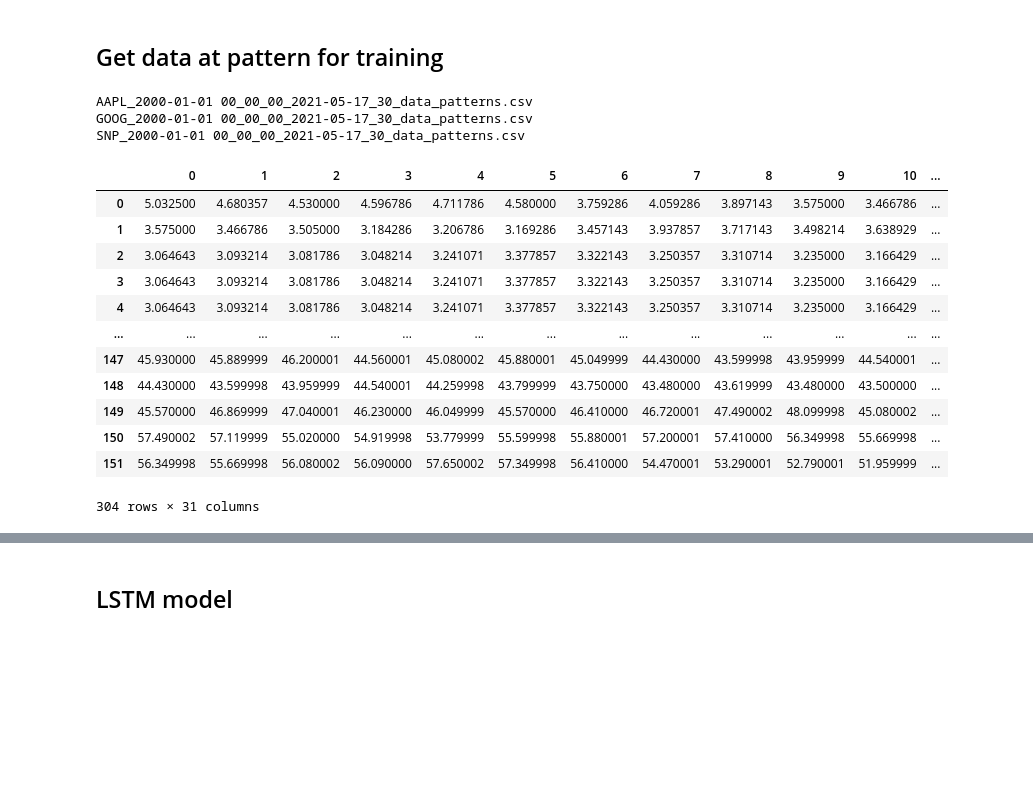
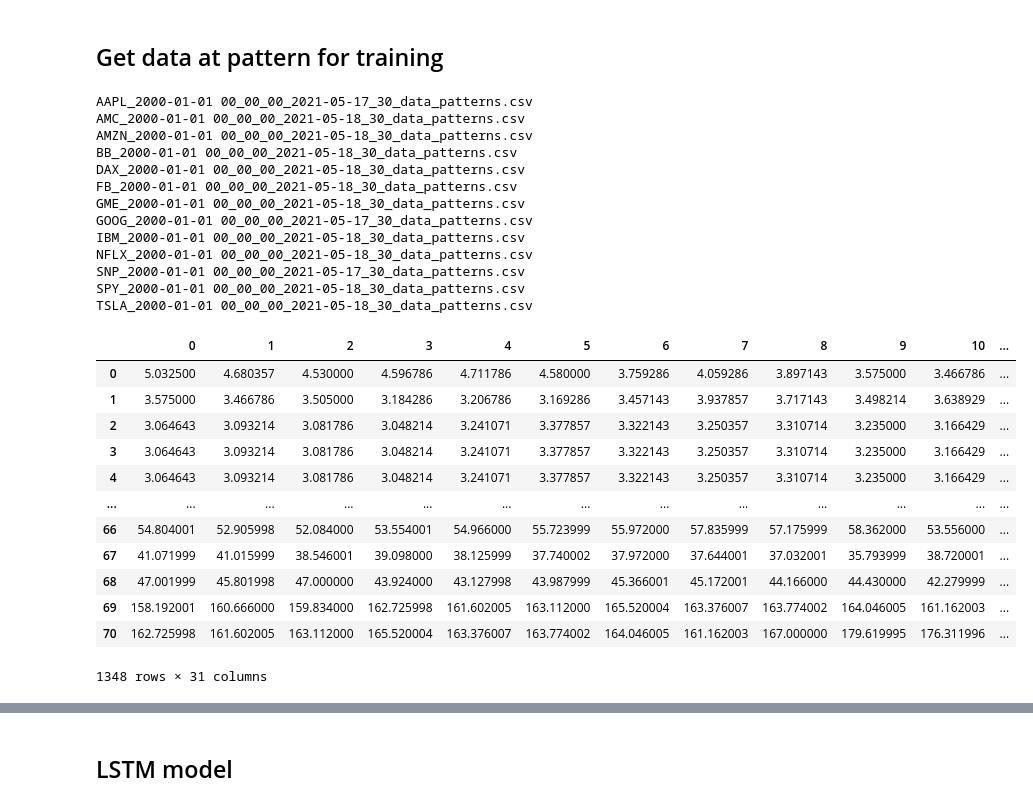
Before and after one commit to romqn1999/Predict-price-after-pattern, a Jupyter notebook: Predict_price_after_pattern.ipynb, the cells around one changed output, grey strips where cells are left out. Cells and saved outputs as stored; diff of their text form; code cells hidden in the pictures; blank space fills up the shorter version.

Commit message:
Try run with data from 13 symbols, 1k3 patterns found

```diff
--- a/Predict_price_after_pattern.ipynb
+++ b/Predict_price_after_pattern.ipynb
@@ -32,35 +42,46 @@ from keras.callbacks import EarlyStopping
 # %%
 import io
 import pandas as pd
 
 price_patterns_df = pd.DataFrame()
 for filename in uploaded.keys():
     print(filename)
     if 'data_patterns.csv' not in filename:
         print('Skipping file', filename)
         continue
     df = pd.read_csv(io.StringIO(uploaded[filename].decode('utf-8')),
                      header=None)
     price_patterns_df = price_patterns_df.append(df)
 
+price_patterns_df.reset_index()
 price_patterns_df
 # %% [output]
 AAPL_2000-01-01 00_00_00_2021-05-17_30_data_patterns.csv
+AMC_2000-01-01 00_00_00_2021-05-18_30_data_patterns.csv
+AMZN_2000-01-01 00_00_00_2021-05-18_30_data_patterns.csv
+BB_2000-01-01 00_00_00_2021-05-18_30_data_patterns.csv
+DAX_2000-01-01 00_00_00_2021-05-18_30_data_patterns.csv
+FB_2000-01-01 00_00_00_2021-05-18_30_data_patterns.csv
+GME_2000-01-01 00_00_00_2021-05-18_30_data_patterns.csv
 GOOG_2000-01-01 00_00_00_2021-05-17_30_data_patterns.csv
+IBM_2000-01-01 00_00_00_2021-05-18_30_data_patterns.csv
+NFLX_2000-01-01 00_00_00_2021-05-18_30_data_patterns.csv
 SNP_2000-01-01 00_00_00_2021-05-17_30_data_patterns.csv
+SPY_2000-01-01 00_00_00_2021-05-18_30_data_patterns.csv
+TSLA_2000-01-01 00_00_00_2021-05-18_30_data_patterns.csv
 |  | 0 | 1 | 2 | 3 | 4 | 5 | 6 | 7 | 8 | 9 | 10 | ... |
 | 0 | 5.032500 | 4.680357 | 4.530000 | 4.596786 | 4.711786 | 4.580000 | 3.759286 | 4.059286 | 3.897143 | 3.575000 | 3.466786 | ... |
 | 1 | 3.575000 | 3.466786 | 3.505000 | 3.184286 | 3.206786 | 3.169286 | 3.457143 | 3.937857 | 3.717143 | 3.498214 | 3.638929 | ... |
 | 2 | 3.064643 | 3.093214 | 3.081786 | 3.048214 | 3.241071 | 3.377857 | 3.322143 | 3.250357 | 3.310714 | 3.235000 | 3.166429 | ... |
 | 3 | 3.064643 | 3.093214 | 3.081786 | 3.048214 | 3.241071 | 3.377857 | 3.322143 | 3.250357 | 3.310714 | 3.235000 | 3.166429 | ... |
 | 4 | 3.064643 | 3.093214 | 3.081786 | 3.048214 | 3.241071 | 3.377857 | 3.322143 | 3.250357 | 3.310714 | 3.235000 | 3.166429 | ... |
 | ... | ... | ... | ... | ... | ... | ... | ... | ... | ... | ... | ... | ... |
-| 147 | 45.930000 | 45.889999 | 46.200001 | 44.560001 | 45.080002 | 45.880001 | 45.049999 | 44.430000 | 43.599998 | 43.959999 | 44.540001 | ... |
-| 148 | 44.430000 | 43.599998 | 43.959999 | 44.540001 | 44.259998 | 43.799999 | 43.750000 | 43.480000 | 43.619999 | 43.480000 | 43.500000 | ... |
-| 149 | 45.570000 | 46.869999 | 47.040001 | 46.230000 | 46.049999 | 45.570000 | 46.410000 | 46.720001 | 47.490002 | 48.099998 | 45.080002 | ... |
-| 150 | 57.490002 | 57.119999 | 55.020000 | 54.919998 | 53.779999 | 55.599998 | 55.880001 | 57.200001 | 57.410000 | 56.349998 | 55.669998 | ... |
-| 151 | 56.349998 | 55.669998 | 56.080002 | 56.090000 | 57.650002 | 57.349998 | 56.410000 | 54.470001 | 53.290001 | 52.790001 | 51.959999 | ... |
+| 66 | 54.804001 | 52.905998 | 52.084000 | 53.554001 | 54.966000 | 55.723999 | 55.972000 | 57.835999 | 57.175999 | 58.362000 | 53.556000 | ... |
+| 67 | 41.071999 | 41.015999 | 38.546001 | 39.098000 | 38.125999 | 37.740002 | 37.972000 | 37.644001 | 37.032001 | 35.793999 | 38.720001 | ... |
+| 68 | 47.001999 | 45.801998 | 47.000000 | 43.924000 | 43.127998 | 43.987999 | 45.366001 | 45.172001 | 44.166000 | 44.430000 | 42.279999 | ... |
+| 69 | 158.192001 | 160.666000 | 159.834000 | 162.725998 | 161.602005 | 163.112000 | 165.520004 | 163.376007 | 163.774002 | 164.046005 | 161.162003 | ... |
+| 70 | 162.725998 | 161.602005 | 163.112000 | 165.520004 | 163.376007 | 163.774002 | 164.046005 | 161.162003 | 167.000000 | 179.619995 | 176.311996 | ... |
-304 rows × 31 columns
+1348 rows × 31 columns
 # %%
 #@title Separate into input and output columns: Get data: X and y
 
```
Also changed, not shown: parts of 13 cells of this notebook.
